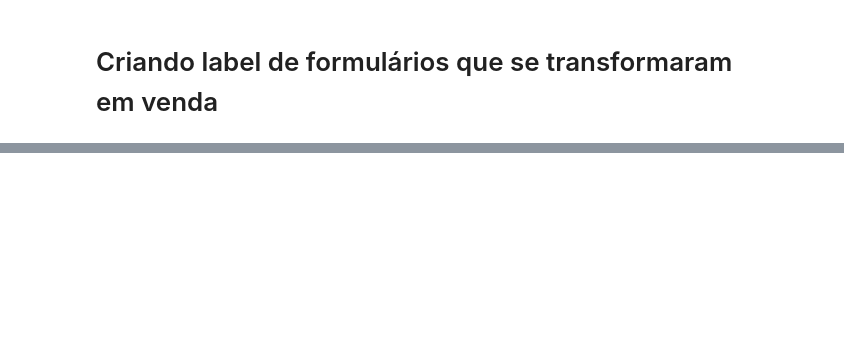
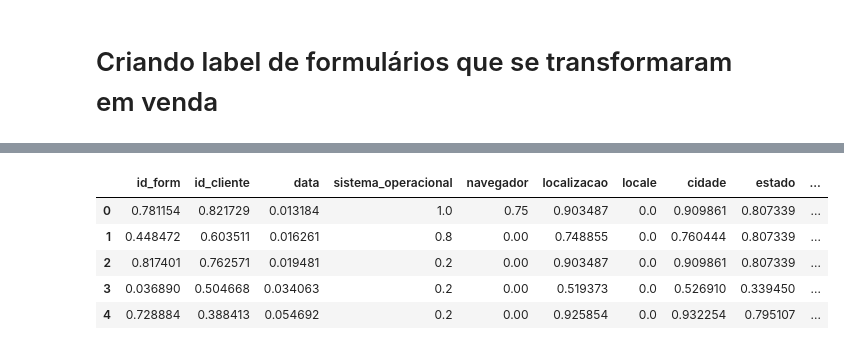
Before and after one commit to samuel0711/Desafio, a Jupyter notebook: desafio.ipynb, the cells around one changed output, grey strips where cells are left out. Saved outputs shown, nothing was run; the diff lists cells and outputs as text; code cells hidden in the pictures; blank space fills up the shorter version.

```diff
--- a/desafio.ipynb
+++ b/desafio.ipynb
@@ -128,6 +128,6 @@ sucess_orders = df_orders.id_pedido.to_list()
 df_order_items = order_items[order_items.id_pedido.isin(sucess_orders)]
 sucess_forms = df_order_items.id_form.to_list()
 
-forms['lead_into_sale'] = np.where(forms.id_form.isin(sucess_forms), True, False)
+forms['lead_into_sale'] = np.where(forms.id_form.isin(sucess_forms), 1, 0)
 forms.lead_into_sale.value_counts()
 # %% [output]
@@ -139,0 +147,7 @@ forms.drop(columns='lead_into_sale', inplace=True)
+# %%
+x = forms.copy()
+
+from sklearn.preprocessing import OrdinalEncoder
+oe = OrdinalEncoder()
+
+x = oe.fit_transform(x)   #inverse_transform para decodificar
@@ -139,0 +160,15 @@ forms.drop(columns='lead_into_sale', inplace=True)
+# %%
+from sklearn.preprocessing import MinMaxScaler
+
+mm = MinMaxScaler()
+x_scaled = mm.fit_transform(x)
+
+x_scaled = pd.DataFrame(x_scaled, columns=forms.columns)
+x_scaled.head()
+# %% [output]
+|  | id_form | id_cliente | data | sistema_operacional | navegador | localizacao | locale | cidade | estado | ... |
+| 0 | 0.781154 | 0.821729 | 0.013184 | 1.0 | 0.75 | 0.903487 | 0.0 | 0.909861 | 0.807339 | ... |
+| 1 | 0.448472 | 0.603511 | 0.016261 | 0.8 | 0.00 | 0.748855 | 0.0 | 0.760444 | 0.807339 | ... |
+| 2 | 0.817401 | 0.762571 | 0.019481 | 0.2 | 0.00 | 0.903487 | 0.0 | 0.909861 | 0.807339 | ... |
+| 3 | 0.036890 | 0.504668 | 0.034063 | 0.2 | 0.00 | 0.519373 | 0.0 | 0.526910 | 0.339450 | ... |
+| 4 | 0.728884 | 0.388413 | 0.054692 | 0.2 | 0.00 | 0.925854 | 0.0 | 0.932254 | 0.795107 | ... |
```
Also changed, not shown: parts of 9 cells of this notebook.
